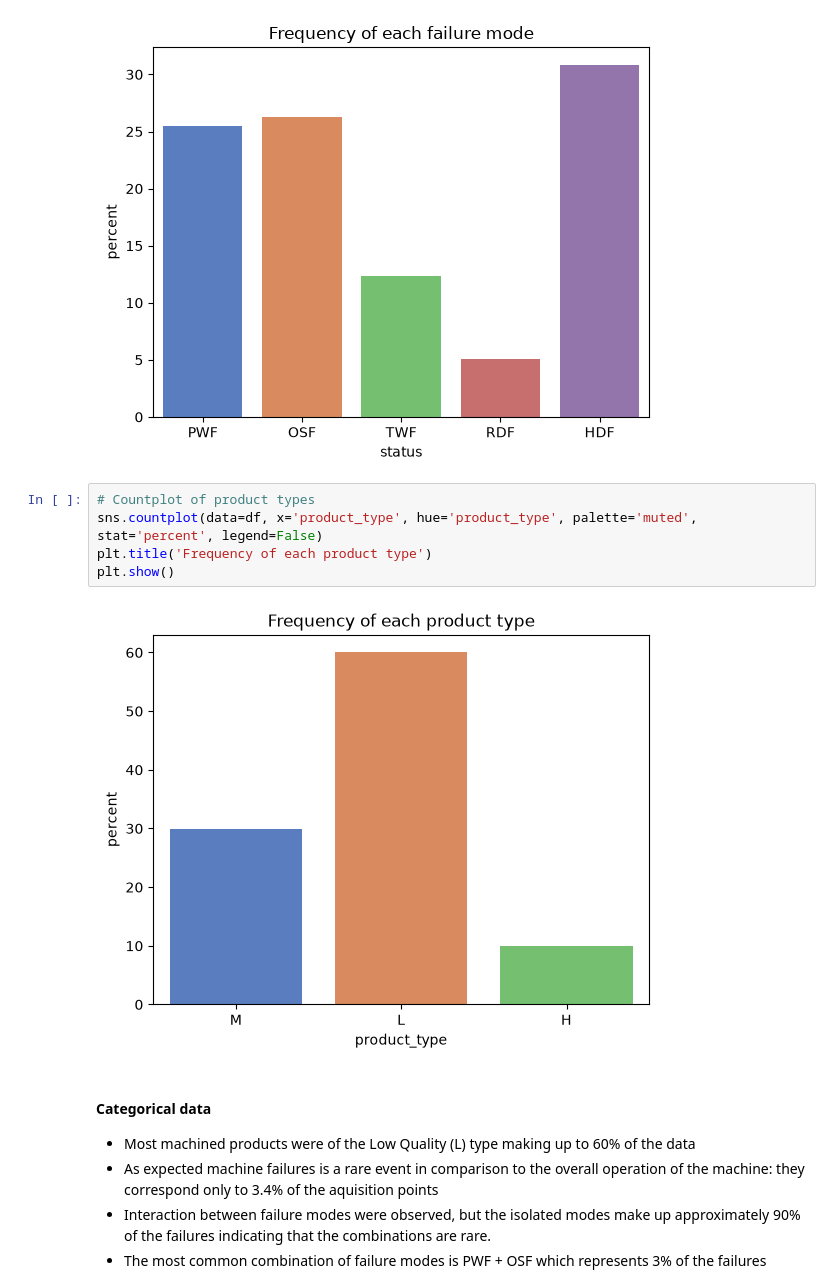
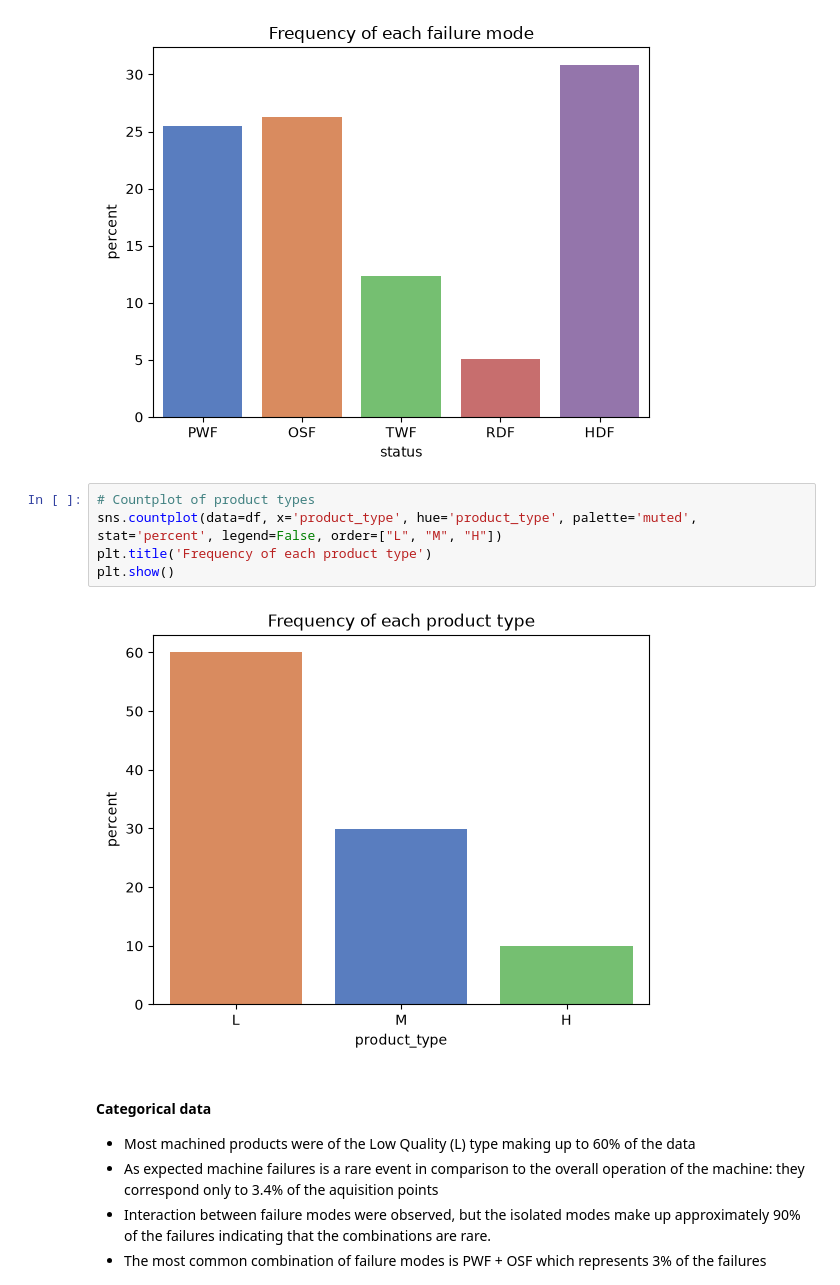
Before and after one commit to ghperez/milling-pdm, a Jupyter notebook: notebooks/01_statistical_profiling.ipynb, the cells around one changed output. Drawn from its saved outputs; the diff is of its cells as text.

```diff
--- a/notebooks/01_statistical_profiling.ipynb
+++ b/notebooks/01_statistical_profiling.ipynb
@@ -104,11 +105,11 @@ plt.show()
 [figure]
 # %%
 # Countplot of product types
-sns.countplot(data=df, x='product_type', hue='product_type', palette='muted', stat='percent', legend=False)
+sns.countplot(data=df, x='product_type', hue='product_type', palette='muted', stat='percent', legend=False, order=["L", "M", "H"])
 plt.title('Frequency of each product type')
 plt.show()
 # %% [output]
-[figure, old version]
+[figure, new version]
 # %% [markdown]
 #### Categorical data
 
```
Also changed, not shown: parts of 17 cells of this notebook.
